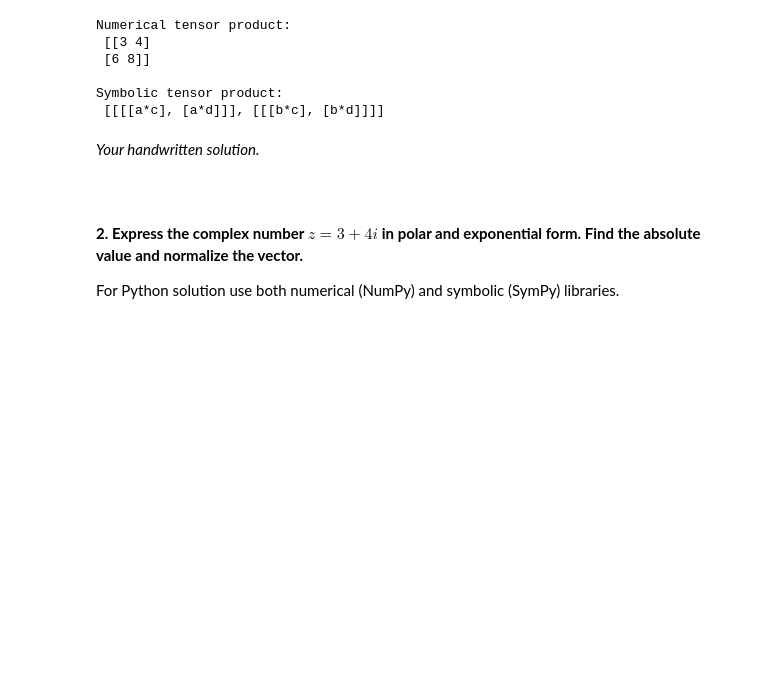
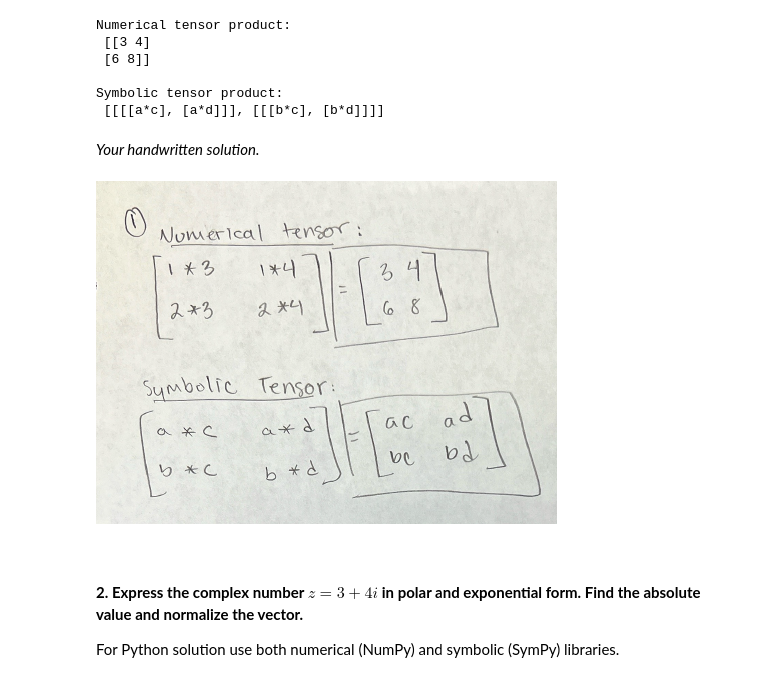
Before and after one commit to CoelhoNunes/Quantum-2024, a Jupyter notebook: Home Work #2.ipynb, the cells around one changed output. Saved outputs shown, nothing was run; the diff lists cells and outputs as text; code cells hidden in the pictures; blank space fills up the shorter version.

```diff
--- a/Home Work #2.ipynb
+++ b/Home Work #2.ipynb
@@ -39,6 +39,13 @@ Symbolic tensor product:
  [[[[a*c], [a*d]]], [[[b*c], [b*d]]]]
 # %% [markdown]
 *Your handwritten solution.*
+# %%
+from IPython.display import Image
+
+# Display the image
+Image(filename='HW#2 Pictures/1.png')
+# %% [output]
+[figure, added]
 # %% [markdown]
 <br>
 # %% [markdown]
```
Also changed, not shown: parts of 5 cells of this notebook, 6 other files.
